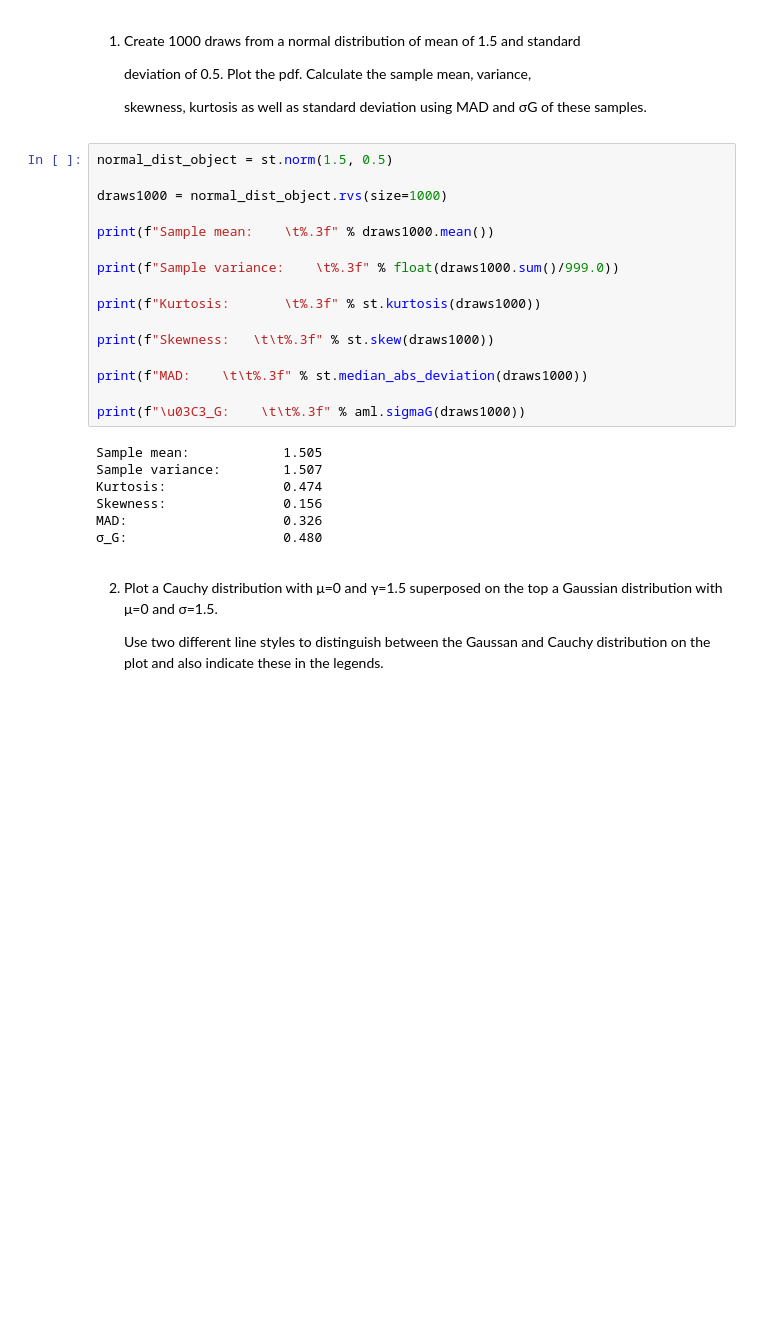
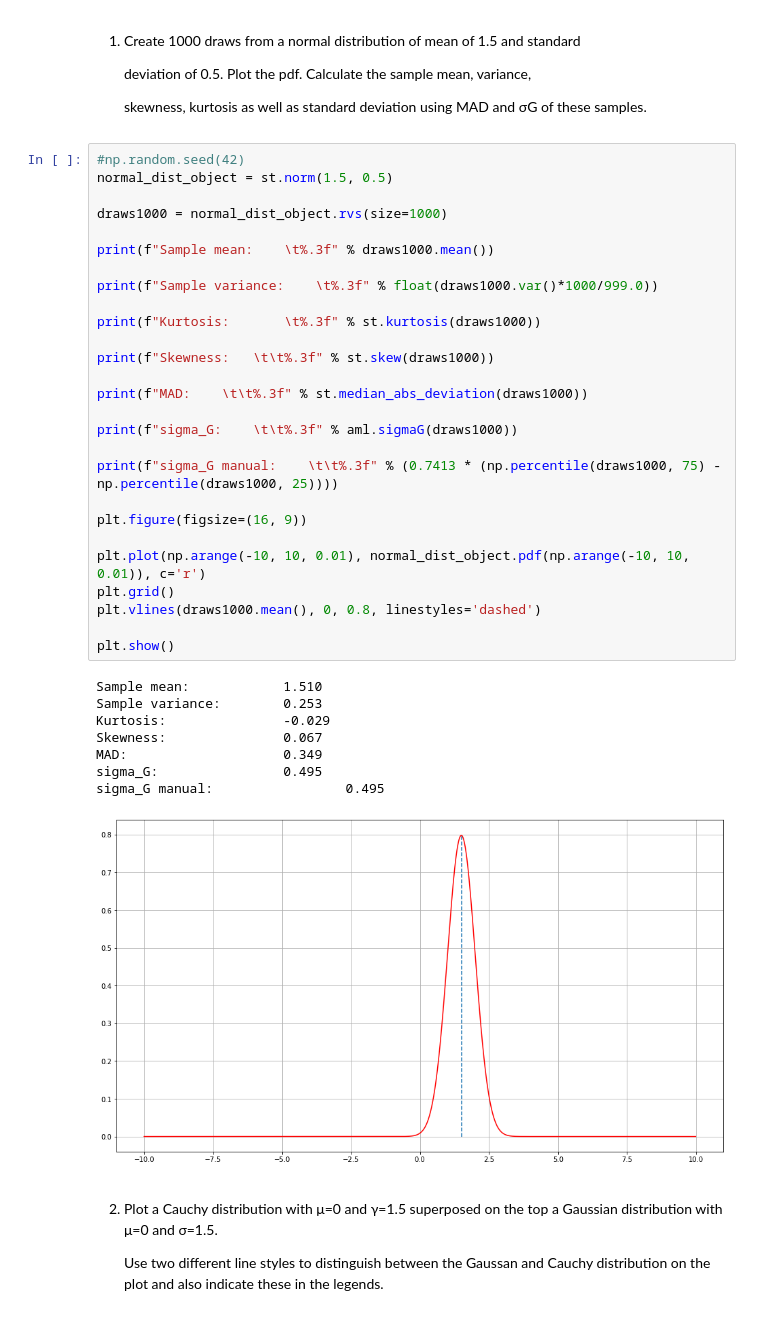
Before and after one commit to DarkWake9/EP4130, a Jupyter notebook: Assignment-1/EP20BTECH11015-Assignment-1.ipynb, the cells around one changed output. Drawn from its saved outputs; the diff is of its cells as text; blank space fills up the shorter version.

```diff
--- a/Assignment-1/EP20BTECH11015-Assignment-1.ipynb
+++ b/Assignment-1/EP20BTECH11015-Assignment-1.ipynb
@@ -14,28 +14,41 @@ import matplotlib.pyplot as plt
 
     skewness, kurtosis as well as standard deviation using MAD and σG of these samples.
 # %%
+#np.random.seed(42)
 normal_dist_object = st.norm(1.5, 0.5)
 
 draws1000 = normal_dist_object.rvs(size=1000)
 
 print(f"Sample mean:    \t%.3f" % draws1000.mean())
 
-print(f"Sample variance:    \t%.3f" % float(draws1000.sum()/999.0))
+print(f"Sample variance:    \t%.3f" % float(draws1000.var()*1000/999.0))
 
 print(f"Kurtosis:       \t%.3f" % st.kurtosis(draws1000))
 
 print(f"Skewness:   \t\t%.3f" % st.skew(draws1000))
 
 print(f"MAD:    \t\t%.3f" % st.median_abs_deviation(draws1000))
 
-print(f"\u03C3_G:    \t\t%.3f" % aml.sigmaG(draws1000))
+print(f"sigma_G:    \t\t%.3f" % aml.sigmaG(draws1000))
+
+print(f"sigma_G manual:    \t\t%.3f" % (0.7413 * (np.percentile(draws1000, 75) - np.percentile(draws1000, 25))))
+
+plt.figure(figsize=(16, 9))
+
+plt.plot(np.arange(-10, 10, 0.01), normal_dist_object.pdf(np.arange(-10, 10, 0.01)), c='r')
+plt.grid()
+plt.vlines(draws1000.mean(), 0, 0.8, linestyles='dashed')
+
+plt.show()
 # %% [output]
-Sample mean:            1.505
-Sample variance:        1.507
-Kurtosis:               0.474
-Skewness:               0.156
-MAD:                    0.326
-σ_G:                    0.480
+Sample mean:            1.510
+Sample variance:        0.253
+Kurtosis:               -0.029
+Skewness:               0.067
+MAD:                    0.349
+sigma_G:                0.495
+sigma_G manual:                 0.495
+[figure, added]
 # %% [markdown]
 2.  Plot a Cauchy distribution with μ=0 and γ=1.5 superposed on the top a Gaussian distribution with μ=0 and σ=1.5.
 
```
Also changed, not shown: parts of 5 cells of this notebook, 1 other file.
